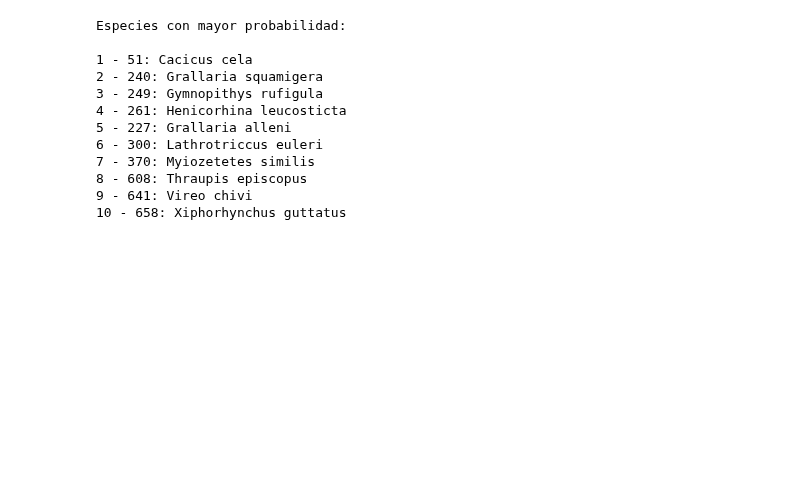
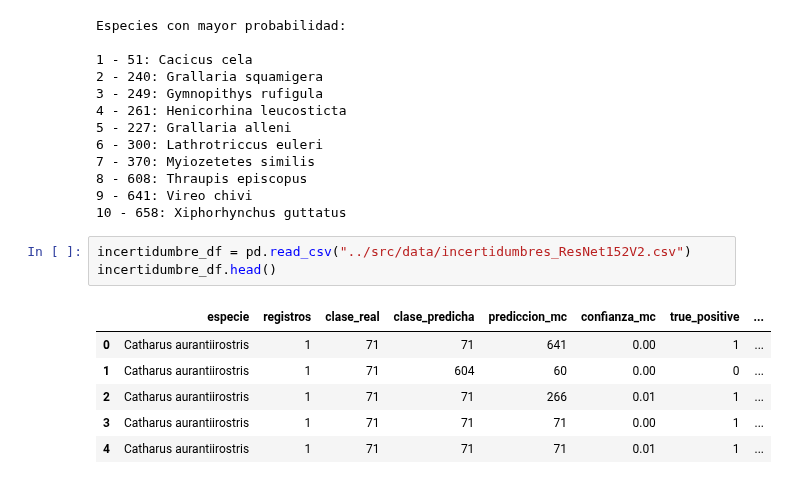
Before and after one commit to camiloacp/The-Evolutionary-Structure-of-Acoustic-Learnability-A-Deep-Learning-Approach-to-Neotropical-Birdsong, a Jupyter notebook: notebooks/11_Incertidumbres.ipynb, the cells around one changed output. Drawn from its saved outputs; the diff is of its cells as text; blank space fills up the shorter version.

Commit message:
feat: incertidumbres

```diff
--- a/notebooks/11_Incertidumbres.ipynb
+++ b/notebooks/11_Incertidumbres.ipynb
@@ -470,3 +470,13 @@ Especies con mayor probabilidad:
 8 - 608: Thraupis episcopus
 9 - 641: Vireo chivi
 10 - 658: Xiphorhynchus guttatus
+# %%
+incertidumbre_df = pd.read_csv("../src/data/incertidumbres_ResNet152V2.csv")
+incertidumbre_df.head()
+# %% [output]
+|  | especie | registros | clase_real | clase_predicha | prediccion_mc | confianza_mc | true_positive | ... |
+| 0 | Catharus aurantiirostris | 1 | 71 | 71 | 641 | 0.00 | 1 | ... |
+| 1 | Catharus aurantiirostris | 1 | 71 | 604 | 60 | 0.00 | 0 | ... |
+| 2 | Catharus aurantiirostris | 1 | 71 | 71 | 266 | 0.01 | 1 | ... |
+| 3 | Catharus aurantiirostris | 1 | 71 | 71 | 71 | 0.00 | 1 | ... |
+| 4 | Catharus aurantiirostris | 1 | 71 | 71 | 71 | 0.01 | 1 | ... |
```
Also changed, not shown: parts of 14 cells of this notebook.
